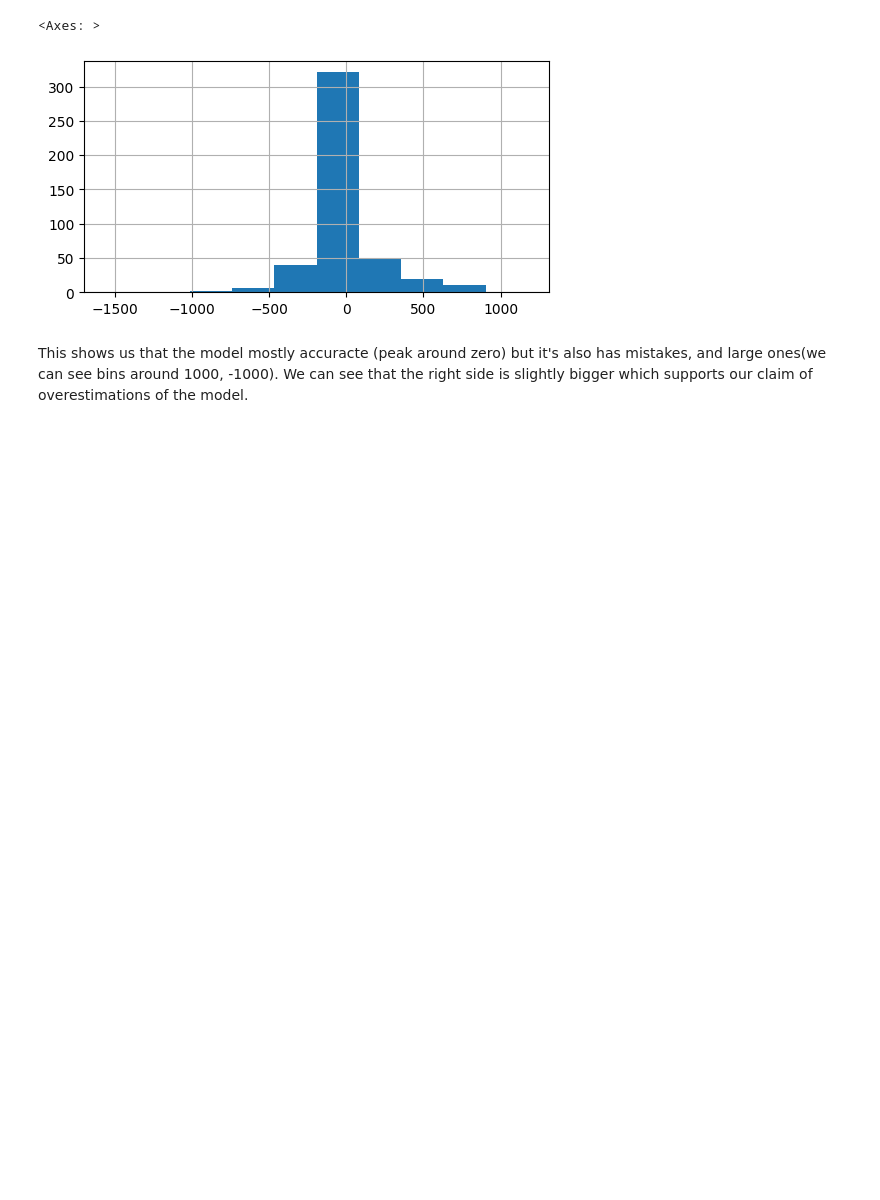
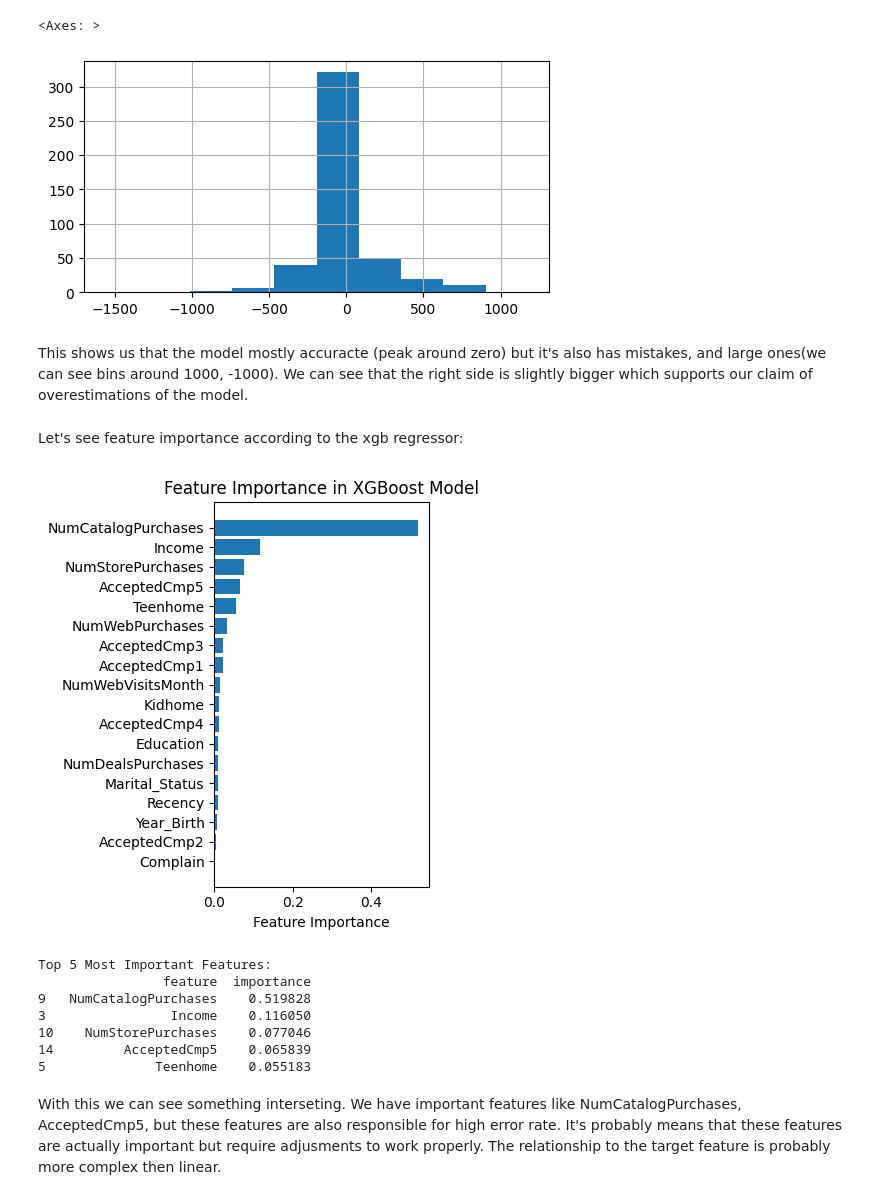
Before and after one commit to GodErlich/TDS-project, a Jupyter notebook: analysis.ipynb, the cells around one changed output. Saved outputs shown, nothing was run; the diff lists cells and outputs as text; code cells hidden in the pictures; blank space fills up the shorter version.

Commit message:
more graphs

```diff
--- a/analysis.ipynb
+++ b/analysis.ipynb
@@ -314,3 +313,33 @@ residuals.hist()
 [figure]
 # %% [markdown]
 This shows us that the model mostly accuracte (peak around zero) but it's also has mistakes, and large ones(we can see bins around 1000, -1000). We can see that the right side is slightly bigger which supports our claim of overestimations of the model.
+# %% [markdown]
+Let's see feature importance according to the xgb regressor:
+# %%
+plt.subplot(1, 2, 2)
+importance_df = pd.DataFrame({
+    'feature': X.columns,
+    'importance': model.feature_importances_
+})
+importance_df = importance_df.sort_values('importance', ascending=True)
+plt.barh(importance_df['feature'], importance_df['importance'])
+plt.xlabel('Feature Importance')
+plt.title('Feature Importance in XGBoost Model')
+
+plt.tight_layout()
+plt.show()
+
+# Print top 5 most important features
+print("\nTop 5 Most Important Features:")
+print(importance_df.sort_values('importance', ascending=False).head())
+# %% [output]
+[figure, added]
+Top 5 Most Important Features:
+                feature  importance
+9   NumCatalogPurchases    0.519828
+3                Income    0.116050
+10    NumStorePurchases    0.077046
+14         AcceptedCmp5    0.065839
+5              Teenhome    0.055183
+# %% [markdown]
+With this we can see something interseting. We have important features like NumCatalogPurchases, AcceptedCmp5, but these features are also responsible for high error rate. It's probably means that these features are actually important but require adjusments to work properly. The relationship to the target feature is probably more complex then linear.
```
Also changed, not shown: parts of 1 cell of this notebook.
